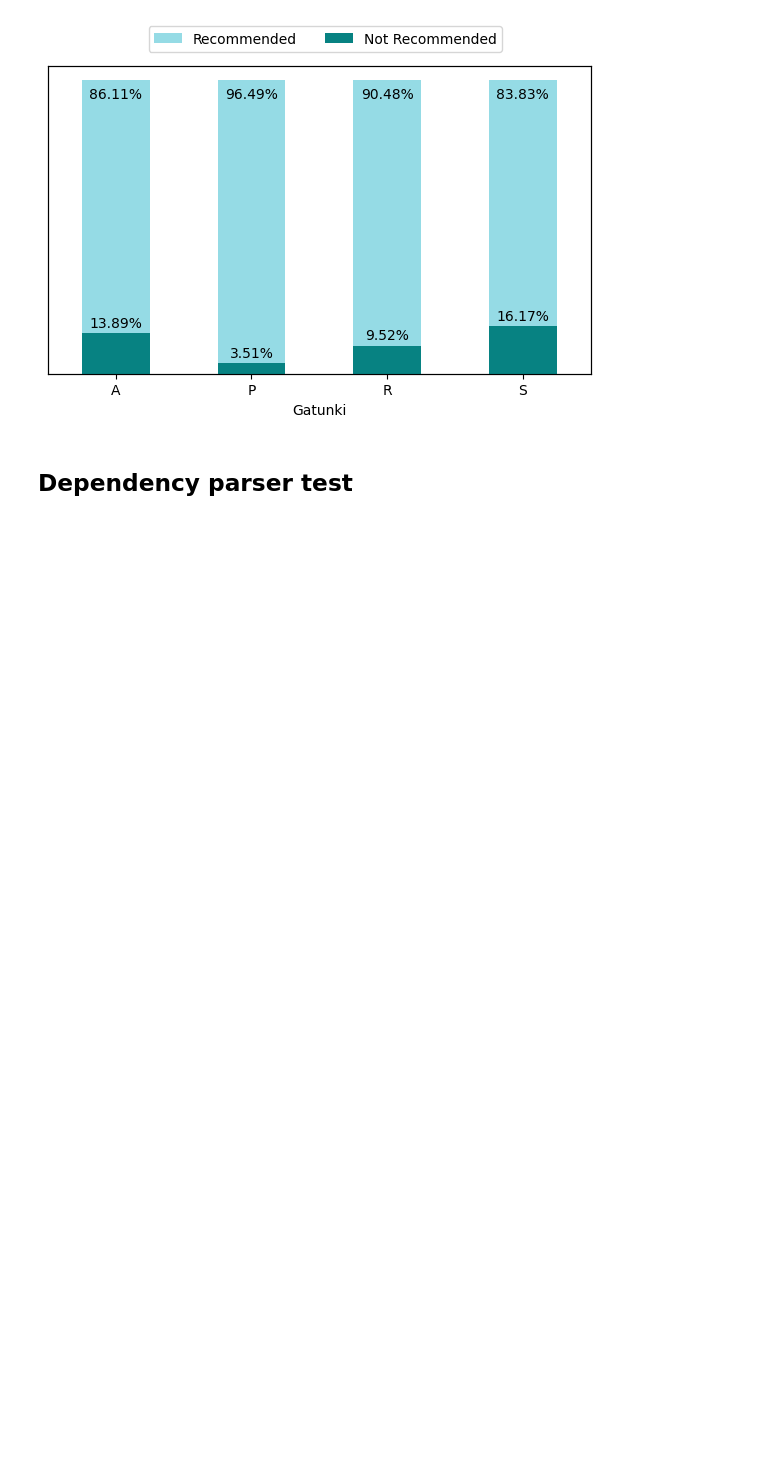
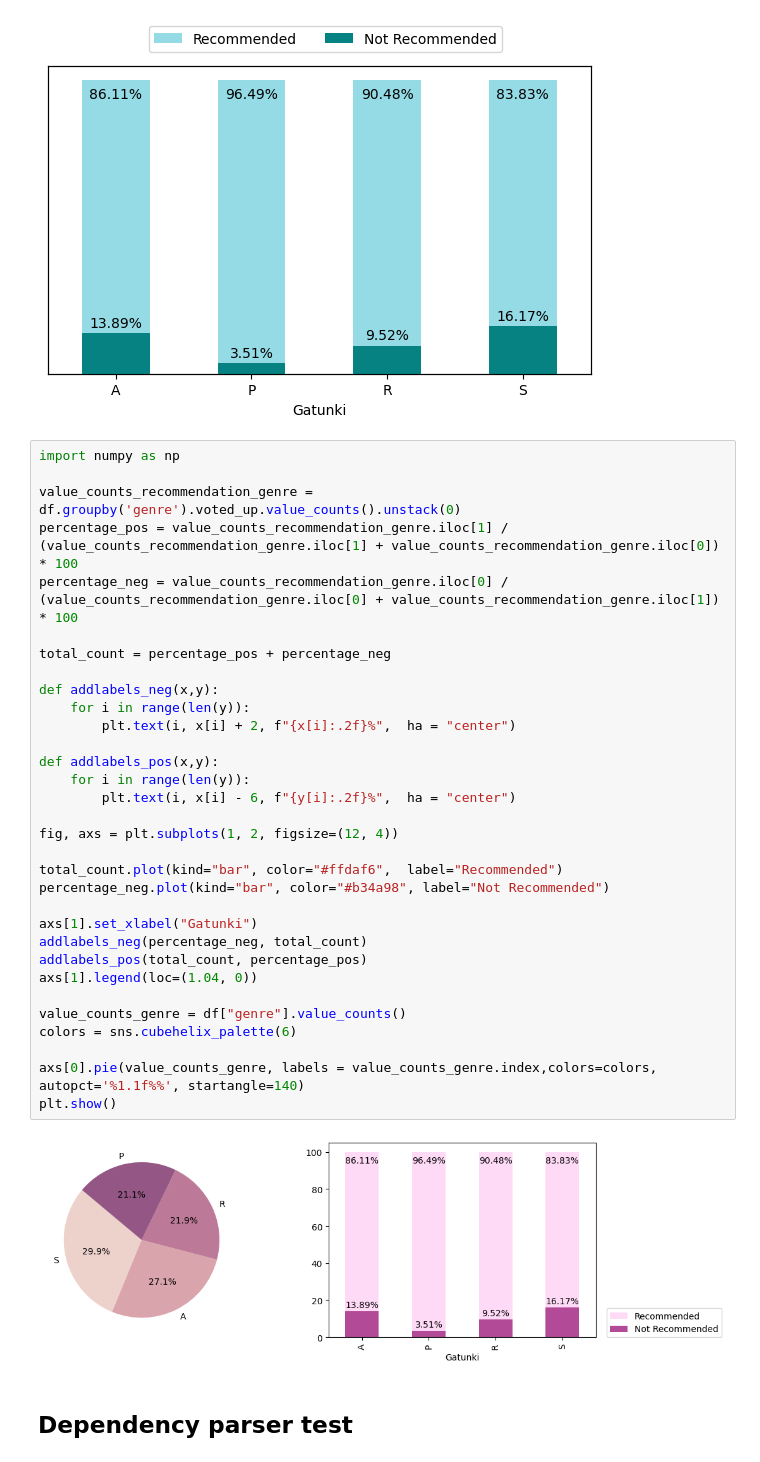
Before and after one commit to markrz12/aspect-based-opinion-mining, a Jupyter notebook: Mgr1.ipynb, the cells around one changed output. Saved outputs shown, nothing was run; the diff lists cells and outputs as text; blank space fills up the shorter version.

```diff
--- a/Mgr1.ipynb
+++ b/Mgr1.ipynb
@@ -504,6 +504,40 @@ plt.legend(bbox_to_anchor=(0.85, 1.15), ncol=2)
 plt.show()
 # %% [output]
 [figure]
+# %%
+import numpy as np
+
+value_counts_recommendation_genre = df.groupby('genre').voted_up.value_counts().unstack(0)
+percentage_pos = value_counts_recommendation_genre.iloc[1] / (value_counts_recommendation_genre.iloc[1] + value_counts_recommendation_genre.iloc[0]) * 100
+percentage_neg = value_counts_recommendation_genre.iloc[0] / (value_counts_recommendation_genre.iloc[0] + value_counts_recommendation_genre.iloc[1]) * 100
+
+total_count = percentage_pos + percentage_neg
+
+def addlabels_neg(x,y):
+    for i in range(len(y)):
+        plt.text(i, x[i] + 2, f"{x[i]:.2f}%",  ha = "center")
+
+def addlabels_pos(x,y):
+    for i in range(len(y)):
+        plt.text(i, x[i] - 6, f"{y[i]:.2f}%",  ha = "center")
+
+fig, axs = plt.subplots(1, 2, figsize=(12, 4))
+
+total_count.plot(kind="bar", color="#ffdaf6",  label="Recommended")
+percentage_neg.plot(kind="bar", color="#b34a98", label="Not Recommended")
+
+axs[1].set_xlabel("Gatunki")
+addlabels_neg(percentage_neg, total_count)
+addlabels_pos(total_count, percentage_pos)
+axs[1].legend(loc=(1.04, 0))
+
+value_counts_genre = df["genre"].value_counts()
+colors = sns.cubehelix_palette(6)
+
+axs[0].pie(value_counts_genre, labels = value_counts_genre.index,colors=colors, autopct='%1.1f%%', startangle=140)
+plt.show()
+# %% [output]
+[figure, added]
 # %% [markdown]
 ## Dependency parser test
 # %%
```
Also changed, not shown: parts of 23 cells of this notebook.
